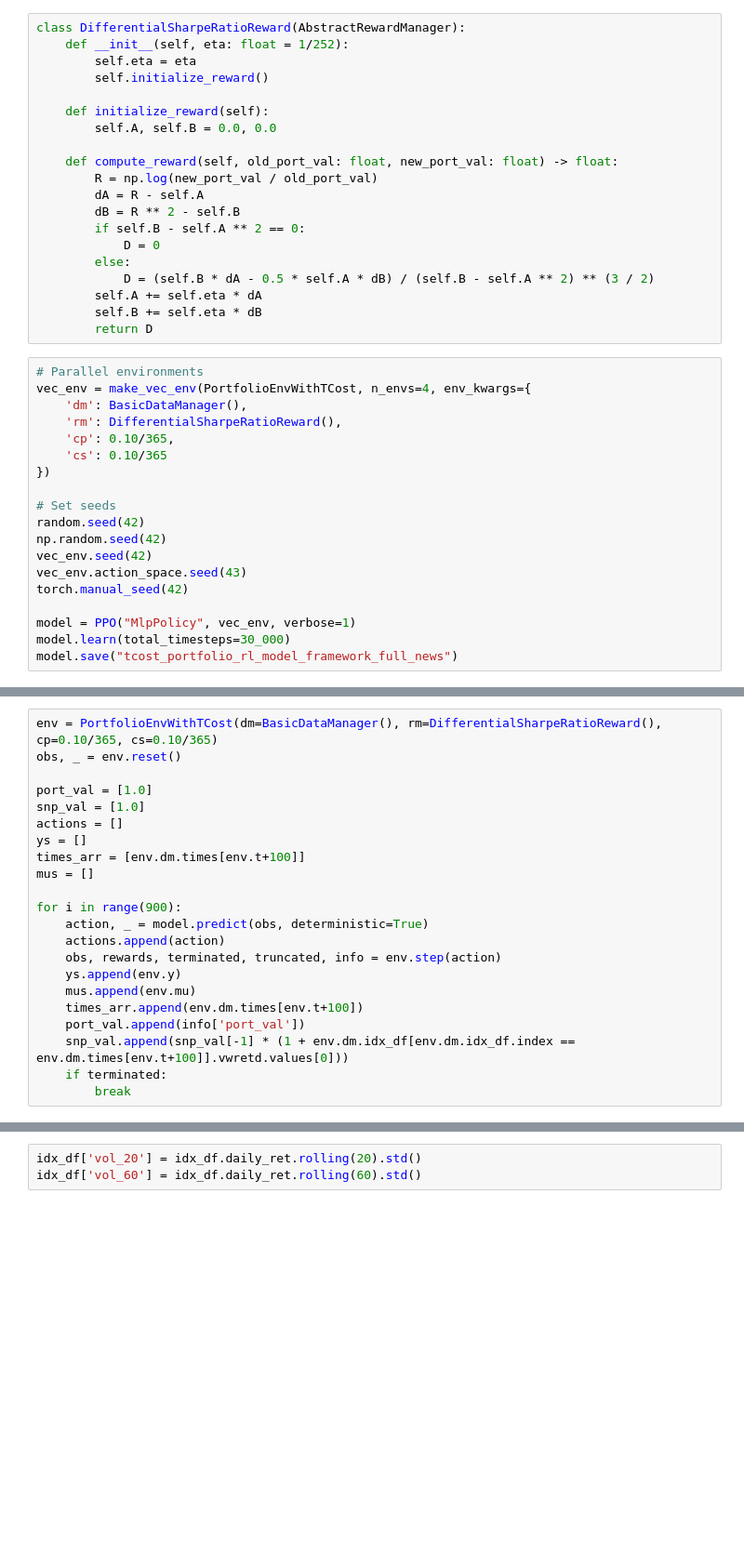
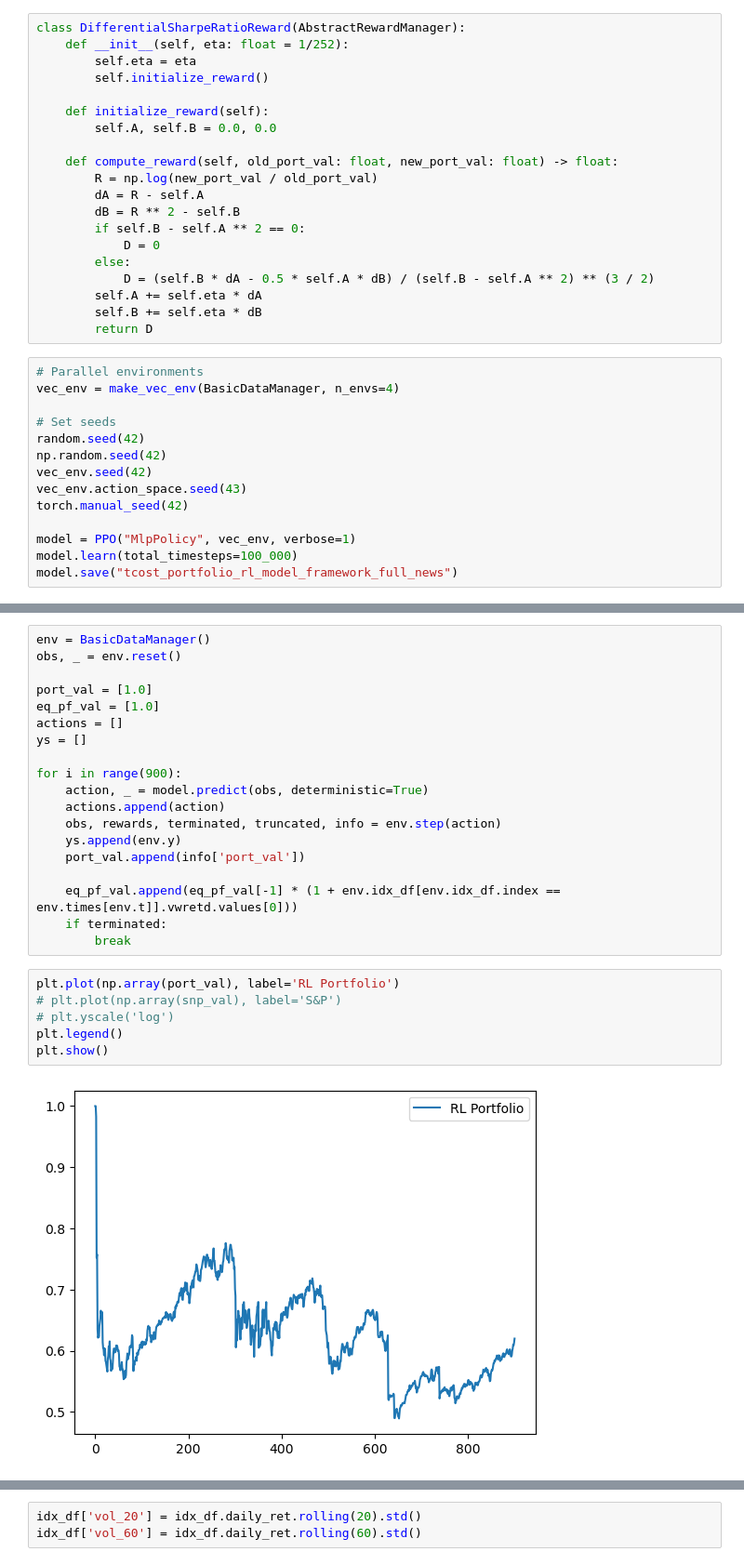
Before and after one commit to bufn403/portfolio-rl, a Jupyter notebook: full_news_framework_env_test.ipynb, the cells around one changed output, grey strips where cells are left out. Shown at 93% size. Drawn from its saved outputs; the diff is of its cells as text; blank space fills up the shorter version.

```diff
--- a/full_news_framework_env_test.ipynb
+++ b/full_news_framework_env_test.ipynb
@@ -135,12 +124,7 @@ class DifferentialSharpeRatioReward(AbstractRewardManager):
         return D
 # %%
 # Parallel environments
-vec_env = make_vec_env(PortfolioEnvWithTCost, n_envs=4, env_kwargs={
-    'dm': BasicDataManager(),
-    'rm': DifferentialSharpeRatioReward(),
-    'cp': 0.10/365,
-    'cs': 0.10/365
-})
+vec_env = make_vec_env(BasicDataManager, n_envs=4)
 
 # Set seeds
 random.seed(42)
@@ -150,5 +134,5 @@ vec_env.action_space.seed(43)
 torch.manual_seed(42)
 
 model = PPO("MlpPolicy", vec_env, verbose=1)
-model.learn(total_timesteps=30_000)
+model.learn(total_timesteps=100_000)
 model.save("tcost_portfolio_rl_model_framework_full_news")
@@ -155,25 +146,30 @@ model.save("tcost_portfolio_rl_model_framework_full_news")
 # %%
-env = PortfolioEnvWithTCost(dm=BasicDataManager(), rm=DifferentialSharpeRatioReward(), cp=0.10/365, cs=0.10/365)
+env = BasicDataManager()
 obs, _ = env.reset()
 
 port_val = [1.0]
-snp_val = [1.0]
+eq_pf_val = [1.0]
 actions = []
 ys = []
-times_arr = [env.dm.times[env.t+100]]
-mus = []
 
 for i in range(900):
     action, _ = model.predict(obs, deterministic=True)
     actions.append(action)
     obs, rewards, terminated, truncated, info = env.step(action)
     ys.append(env.y)
-    mus.append(env.mu)
-    times_arr.append(env.dm.times[env.t+100])
     port_val.append(info['port_val'])
-    snp_val.append(snp_val[-1] * (1 + env.dm.idx_df[env.dm.idx_df.index == env.dm.times[env.t+100]].vwretd.values[0]))
+
+    eq_pf_val.append(eq_pf_val[-1] * (1 + env.idx_df[env.idx_df.index == env.times[env.t]].vwretd.values[0]))
     if terminated:
         break
+# %%
+plt.plot(np.array(port_val), label='RL Portfolio')
+# plt.plot(np.array(snp_val), label='S&P')
+# plt.yscale('log')
+plt.legend()
+plt.show()
+# %% [output]
+[figure, added]
 # %%
 df = pd.read_csv('crsp_full_2010_2024.csv', dtype='string')
 
```
Also changed, not shown: parts of 57 cells of this notebook, 23 other files.
